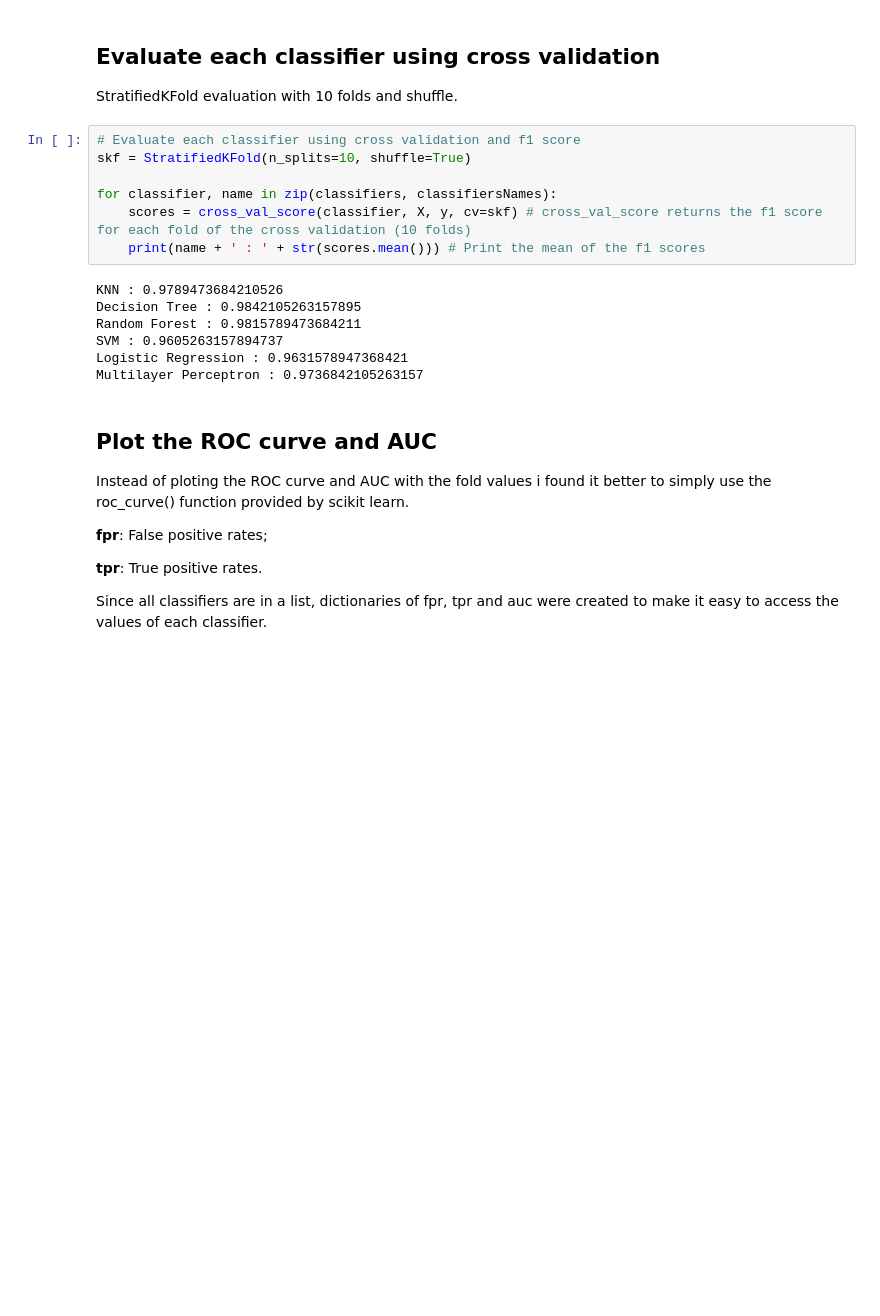
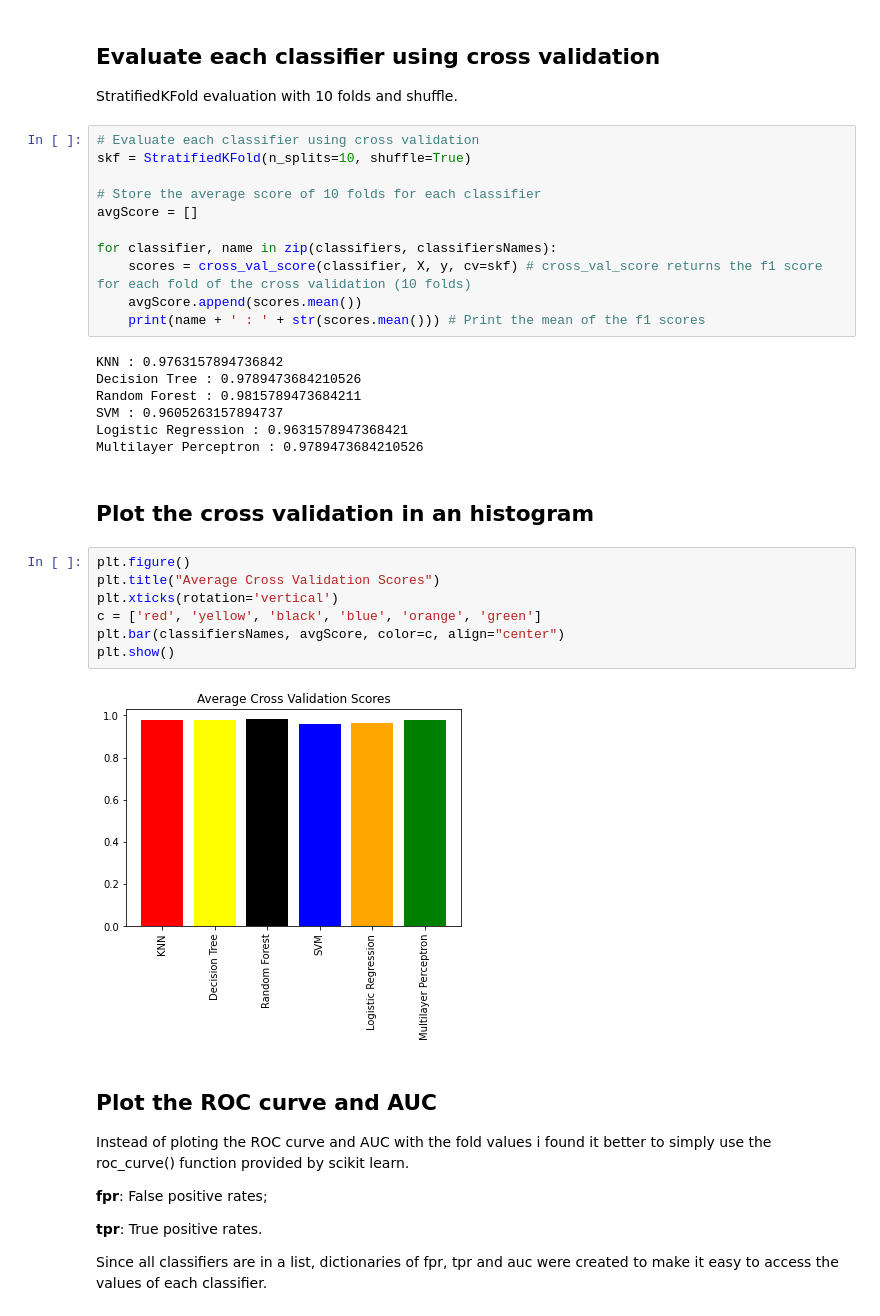
Before and after one commit to angelomorgado/apis-bee-classification, a Jupyter notebook: Projeto_Individual_m12306.ipynb, the cells around one changed output. Drawn from its saved outputs; the diff is of its cells as text; blank space fills up the shorter version.

```diff
--- a/Projeto_Individual_m12306.ipynb
+++ b/Projeto_Individual_m12306.ipynb
@@ -104,19 +104,34 @@ for classifier in classifiers:
 
 StratifiedKFold evaluation with 10 folds and shuffle.
 # %%
-# Evaluate each classifier using cross validation and f1 score
+# Evaluate each classifier using cross validation
 skf = StratifiedKFold(n_splits=10, shuffle=True)
+
+# Store the average score of 10 folds for each classifier
+avgScore = []
 
 for classifier, name in zip(classifiers, classifiersNames):
     scores = cross_val_score(classifier, X, y, cv=skf) # cross_val_score returns the f1 score for each fold of the cross validation (10 folds)
+    avgScore.append(scores.mean())
     print(name + ' : ' + str(scores.mean())) # Print the mean of the f1 scores
 # %% [output]
-KNN : 0.9789473684210526
-Decision Tree : 0.9842105263157895
+KNN : 0.9763157894736842
+Decision Tree : 0.9789473684210526
 Random Forest : 0.9815789473684211
 SVM : 0.9605263157894737
 Logistic Regression : 0.9631578947368421
-Multilayer Perceptron : 0.9736842105263157
+Multilayer Perceptron : 0.9789473684210526
+# %% [markdown]
+## Plot the cross validation in an histogram
+# %%
+plt.figure()
+plt.title("Average Cross Validation Scores")
+plt.xticks(rotation='vertical')
+c = ['red', 'yellow', 'black', 'blue', 'orange', 'green']
+plt.bar(classifiersNames, avgScore, color=c, align="center")
+plt.show()
+# %% [output]
+[figure, added]
 # %% [markdown]
 ## Plot the ROC curve and AUC
 
```
Also changed, not shown: parts of 4 cells of this notebook, 1 other file.
